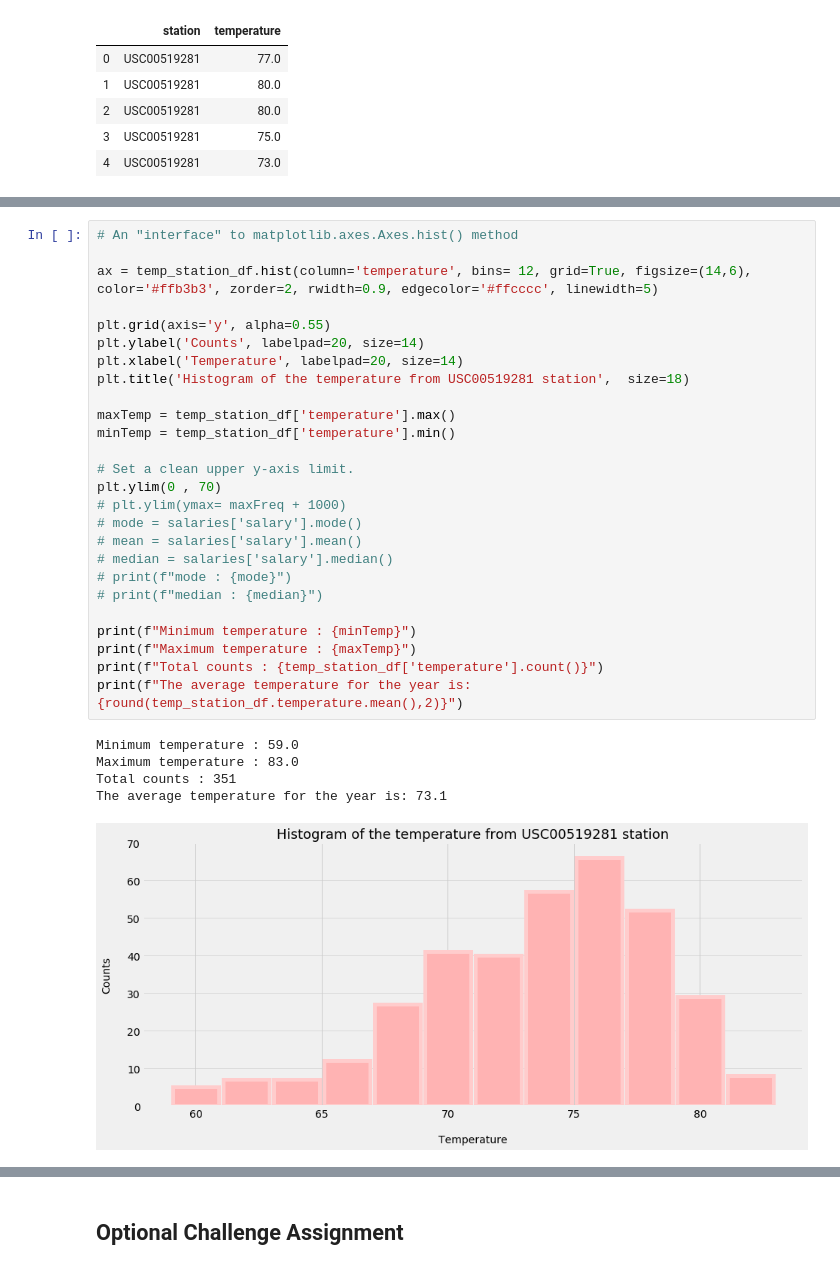
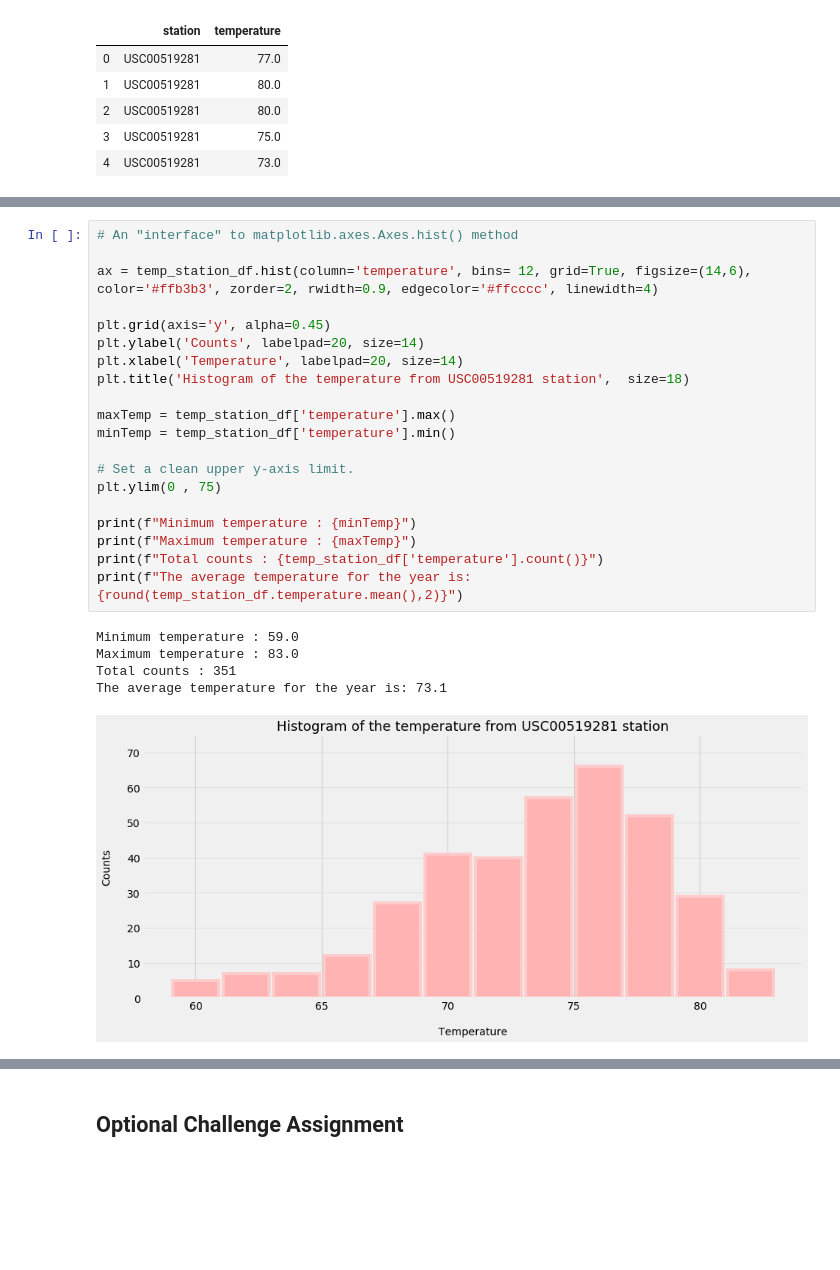
Before and after one commit to LinaSachuk/DU_HomeWork, a Jupyter notebook: sqlalchemy-challenge/climate_starter.ipynb, the cells around one changed output, grey strips where cells are left out. Saved outputs shown, nothing was run; the diff lists cells and outputs as text; blank space fills up the shorter version.

```diff
--- a/sqlalchemy-challenge/climate_starter.ipynb
+++ b/sqlalchemy-challenge/climate_starter.ipynb
@@ -478,35 +478,29 @@ fig.show()
 # %%
 # An "interface" to matplotlib.axes.Axes.hist() method
 
-ax = temp_station_df.hist(column='temperature', bins= 12, grid=True, figsize=(14,6), color='#ffb3b3', zorder=2, rwidth=0.9, edgecolor='#ffcccc', linewidth=5)
+ax = temp_station_df.hist(column='temperature', bins= 12, grid=True, figsize=(14,6), color='#ffb3b3', zorder=2, rwidth=0.9, edgecolor='#ffcccc', linewidth=4)
 
-plt.grid(axis='y', alpha=0.55)
+plt.grid(axis='y', alpha=0.45)
 plt.ylabel('Counts', labelpad=20, size=14)
 plt.xlabel('Temperature', labelpad=20, size=14)
 plt.title('Histogram of the temperature from USC00519281 station',  size=18)
 
 maxTemp = temp_station_df['temperature'].max()
 minTemp = temp_station_df['temperature'].min()
 
 # Set a clean upper y-axis limit.
-plt.ylim(0 , 70)
-# plt.ylim(ymax= maxFreq + 1000)
-# mode = salaries['salary'].mode()
-# mean = salaries['salary'].mean()
-# median = salaries['salary'].median()
-# print(f"mode : {mode}")
-# print(f"median : {median}")
+plt.ylim(0 , 75)
 
 print(f"Minimum temperature : {minTemp}")
 print(f"Maximum temperature : {maxTemp}")
 print(f"Total counts : {temp_station_df['temperature'].count()}")
 print(f"The average temperature for the year is: {round(temp_station_df.temperature.mean(),2)}")
 # %% [output]
 Minimum temperature : 59.0
 Maximum temperature : 83.0
 Total counts : 351
 The average temperature for the year is: 73.1
-[figure, old version]
+[figure, new version]
 # %% [markdown]
 ![precipitation](Images/station-histogram.png)
 # %%
```
Also changed, not shown: parts of 13 cells of this notebook, 2 other files.
